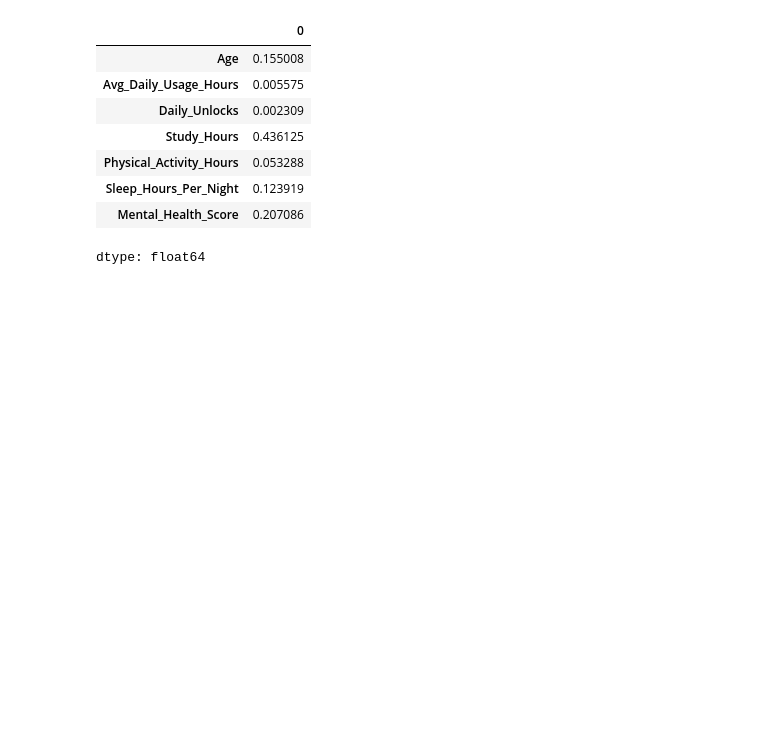
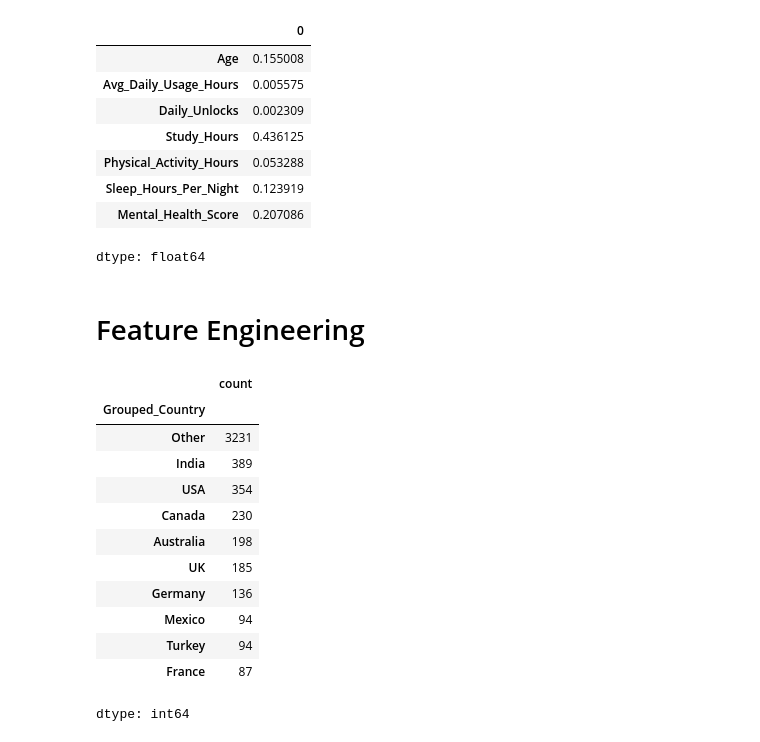
Before and after one commit to Shreyas-Bandekar/Student-Mental-Health-Score-Prediction, a Jupyter notebook: mental_health_score.ipynb, the cells around one changed output. Saved outputs shown, nothing was run; the diff lists cells and outputs as text; code cells hidden in the pictures; blank space fills up the shorter version.

Commit message:
feat(data): complete feature engineering

```diff
--- a/mental_health_score.ipynb
+++ b/mental_health_score.ipynb
@@ -182,3 +182,31 @@ num_cols.skew()
 | Sleep_Hours_Per_Night | 0.123919 |
 | Mental_Health_Score | 0.207086 |
 dtype: float64
+# %% [markdown]
+# Feature Engineering
+# %%
+top_countries = df['Country'].value_counts().index[:10].to_list()
+# %%
+def group_countries(country):
+  if country in top_countries:
+    return country
+  else:
+    return 'Other'
+# %%
+df['Grouped_Country'] = df['Country'].apply(group_countries)
+# %%
+df['Grouped_Country'].value_counts()
+# %% [output]
+|  | count |
+| Grouped_Country |  |
+| Other | 3231 |
+| India | 389 |
+| USA | 354 |
+| Canada | 230 |
+| Australia | 198 |
+| UK | 185 |
+| Germany | 136 |
+| Mexico | 94 |
+| Turkey | 94 |
+| France | 87 |
+dtype: int64
```
